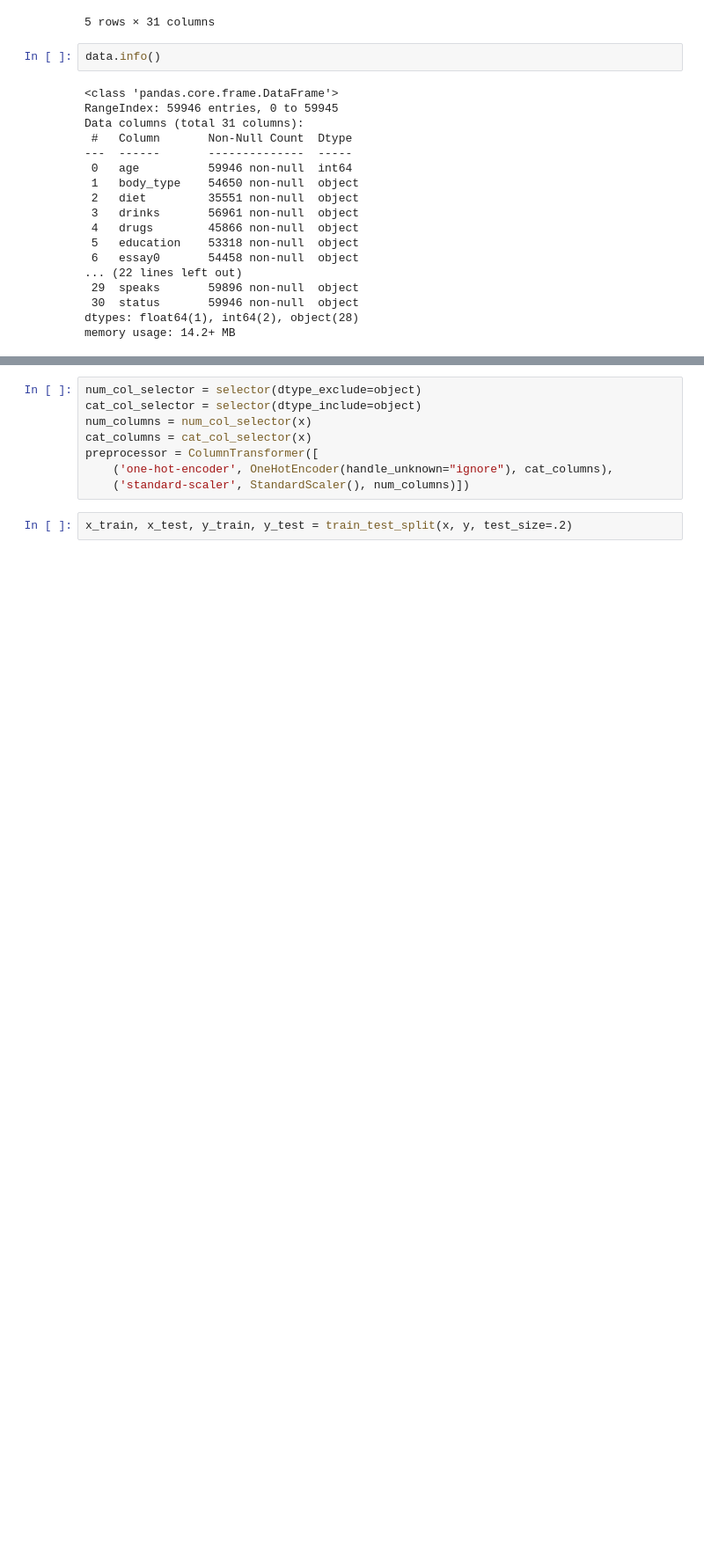
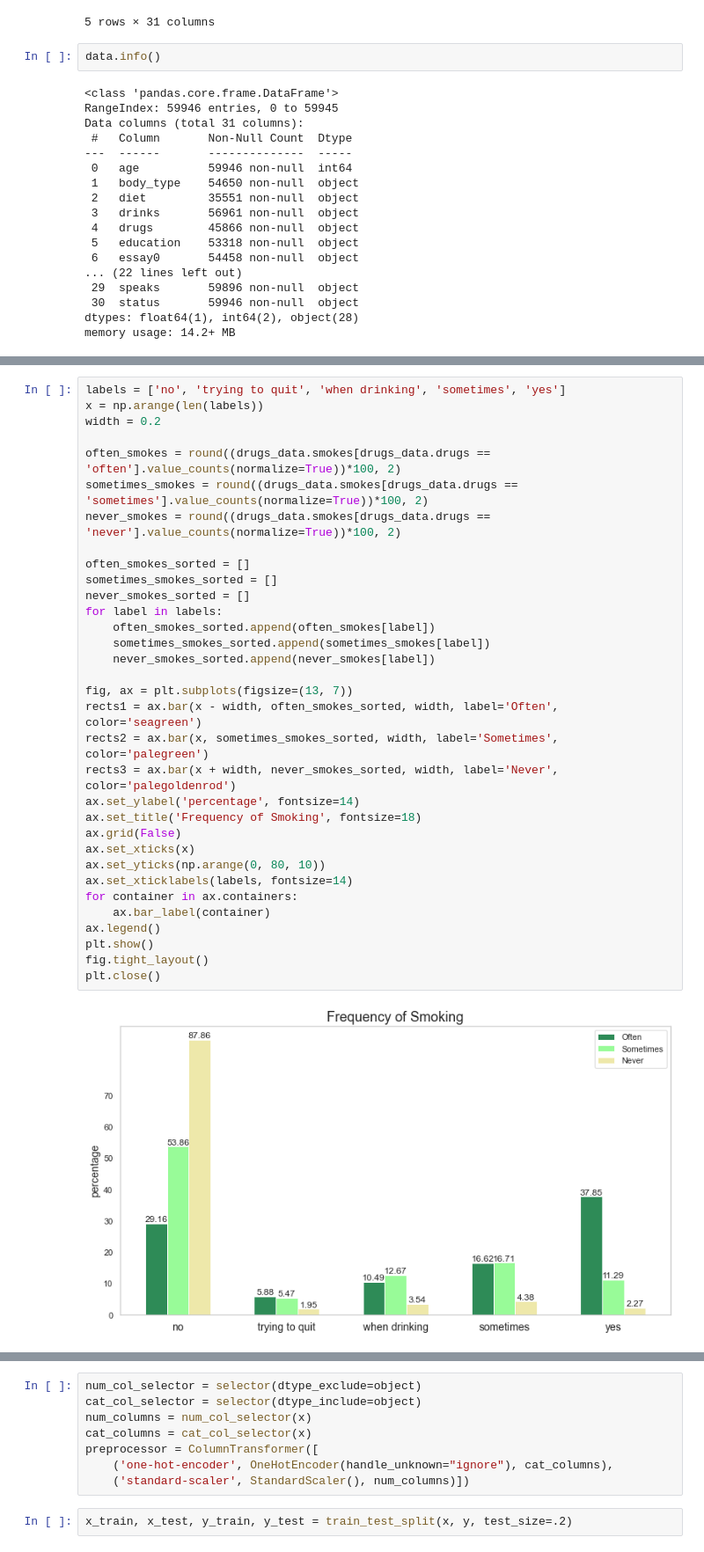
Before and after one commit to borocoto/OKCupid-Date-A-Scientist, a Jupyter notebook: date-a-scientist.ipynb, the cells around one changed output, grey strips where cells are left out. Shown: that part at 88% size. Saved outputs shown, nothing was run; the diff lists cells and outputs as text; blank space fills up the shorter version.

```diff
--- a/date-a-scientist.ipynb
+++ b/date-a-scientist.ipynb
@@ -80,0 +168,35 @@ y = drugs_data.drugs
+# %%
+labels = ['no', 'trying to quit', 'when drinking', 'sometimes', 'yes']
+x = np.arange(len(labels))
+width = 0.2
+
+often_smokes = round((drugs_data.smokes[drugs_data.drugs == 'often'].value_counts(normalize=True))*100, 2)
+sometimes_smokes = round((drugs_data.smokes[drugs_data.drugs == 'sometimes'].value_counts(normalize=True))*100, 2)
+never_smokes = round((drugs_data.smokes[drugs_data.drugs == 'never'].value_counts(normalize=True))*100, 2)
+
+often_smokes_sorted = []
+sometimes_smokes_sorted = []
+never_smokes_sorted = []
+for label in labels:
+    often_smokes_sorted.append(often_smokes[label])
+    sometimes_smokes_sorted.append(sometimes_smokes[label])
+    never_smokes_sorted.append(never_smokes[label])
+
+fig, ax = plt.subplots(figsize=(13, 7))
+rects1 = ax.bar(x - width, often_smokes_sorted, width, label='Often', color='seagreen')
+rects2 = ax.bar(x, sometimes_smokes_sorted, width, label='Sometimes', color='palegreen')
+rects3 = ax.bar(x + width, never_smokes_sorted, width, label='Never', color='palegoldenrod')
+ax.set_ylabel('percentage', fontsize=14)
+ax.set_title('Frequency of Smoking', fontsize=18)
+ax.grid(False)
+ax.set_xticks(x)
+ax.set_yticks(np.arange(0, 80, 10))
+ax.set_xticklabels(labels, fontsize=14)
+for container in ax.containers:
+    ax.bar_label(container)
+ax.legend()
+plt.show()
+fig.tight_layout()
+plt.close()
+# %% [output]
+[figure, added]
```
Also changed, not shown: parts of 45 cells of this notebook.
